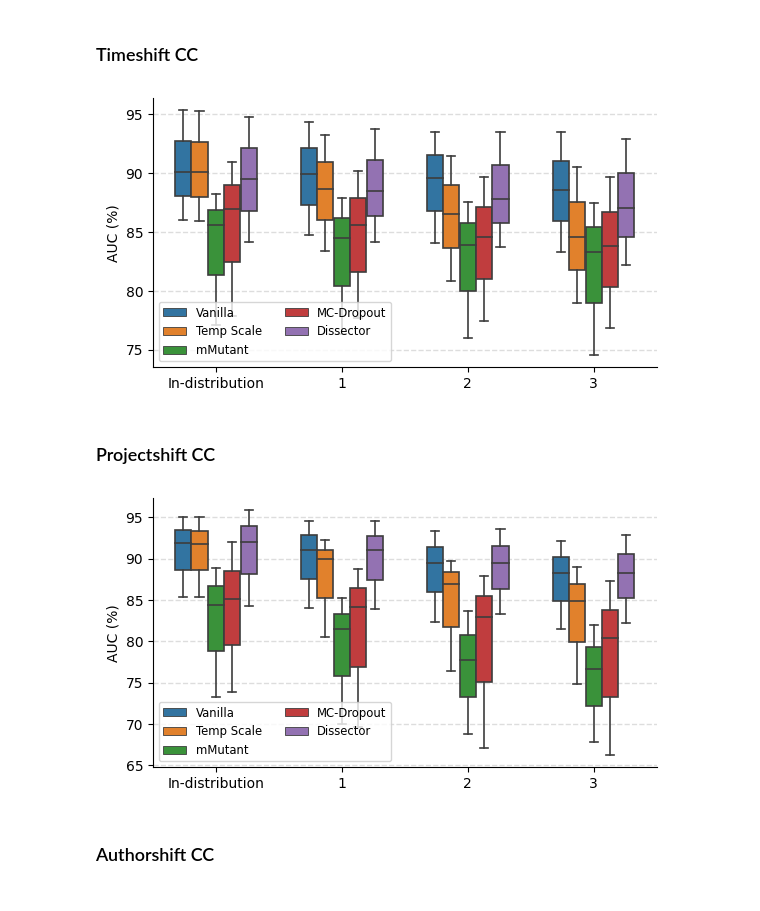
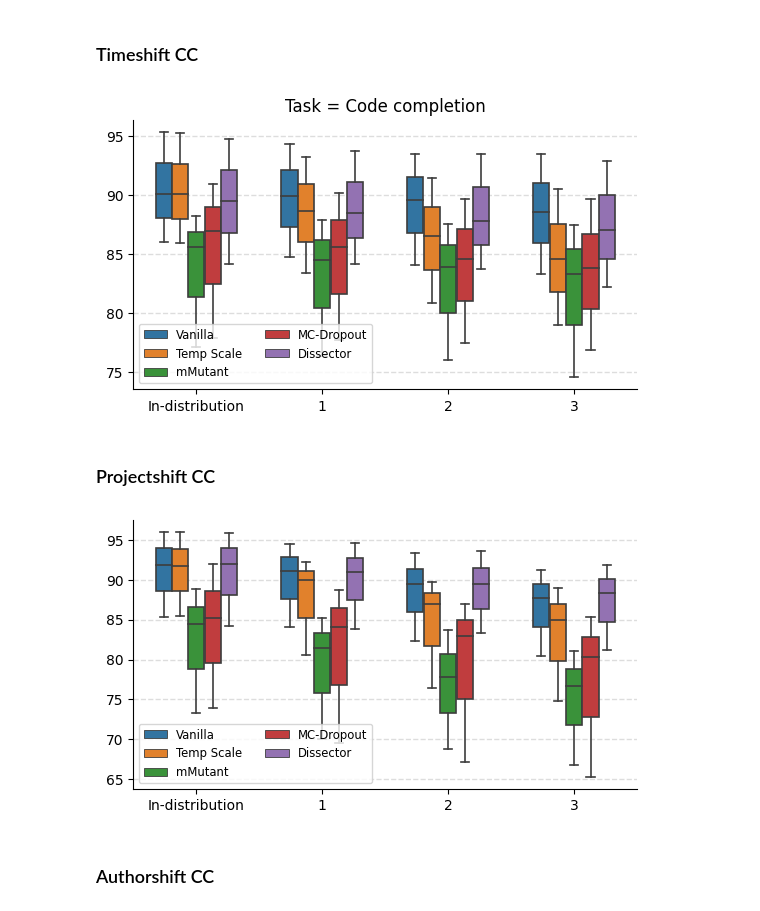
Before and after one commit to yul091/UncertaintyPL, a Jupyter notebook: notebooks/uncertainty_eval.ipynb, the cells around one changed output. Drawn from its saved outputs; the diff is of its cells as text; code cells hidden in the pictures.

```diff
--- a/notebooks/uncertainty_eval.ipynb
+++ b/notebooks/uncertainty_eval.ipynb
@@ -327,35 +335,37 @@ time_cc_df = pd.DataFrame({
 # Reshape the data using melt function
 data_melt = pd.melt(
     time_cc_df,
     id_vars=['Method', 'Metric', 'Shift', 'Task', 'Model'],
     value_vars=['Validation', 'Shift1', 'Shift2', 'Shift3'],
     var_name='Shift_Intensity',
     value_name='AUC',
 )
 data_melt['Shift_Intensity'] = data_melt['Shift_Intensity'].map(shift_intensity_names)
 
 # Plot boxplot using seaborn
 method_order = ['Vanilla', 'Temp Scale', 'mMutant', 'MC-Dropout', 'Dissector']
 plt.figure(figsize=(6.5, 3.5))
 plt.grid(True, color='#DDDDDD', linestyle='--', linewidth=1)
 ax = sns.boxplot(
     data=data_melt,
     x='Shift_Intensity',
     y='AUC',
     hue='Method',
     hue_order=method_order,
     width=0.65,
     linewidth=1.2,
 )
 ax.set_axisbelow(True)
 ax.spines['right'].set_visible(False)
 ax.spines['top'].set_visible(False)
 ax.legend(ncols=2, fontsize='small')
+plt.title('Task = Code completion')
 plt.xlabel('')
-plt.ylabel('AUC (%)')
+plt.ylabel('')
+plt.savefig('../Figure/time_cc_auc.pdf', bbox_inches='tight')
 plt.show()
 # %% [output]
-[figure, old version]
+[figure, new version]
 # %% [markdown]
 ### Projectshift CC
 # %%
@@ -414,9 +424,10 @@ ax.spines['right'].set_visible(False)
 ax.spines['top'].set_visible(False)
 ax.legend(ncols=2, fontsize='small')
 plt.xlabel('')
-plt.ylabel('AUC (%)')
+plt.ylabel('')
+plt.savefig('../Figure/project_cc_auc.pdf', bbox_inches='tight')
 plt.show()
 # %% [output]
-[figure, old version]
+[figure, new version]
 # %% [markdown]
 ### Authorshift CC
```
Also changed, not shown: parts of 7 cells of this notebook, 6 other files.
